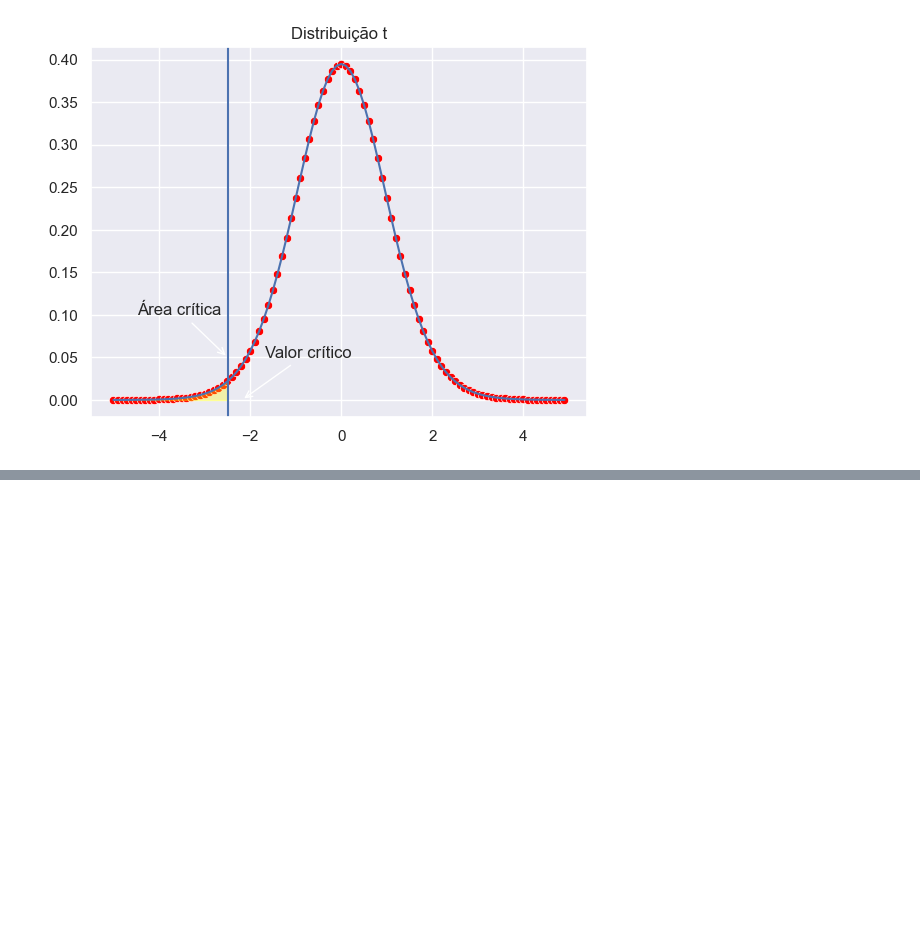
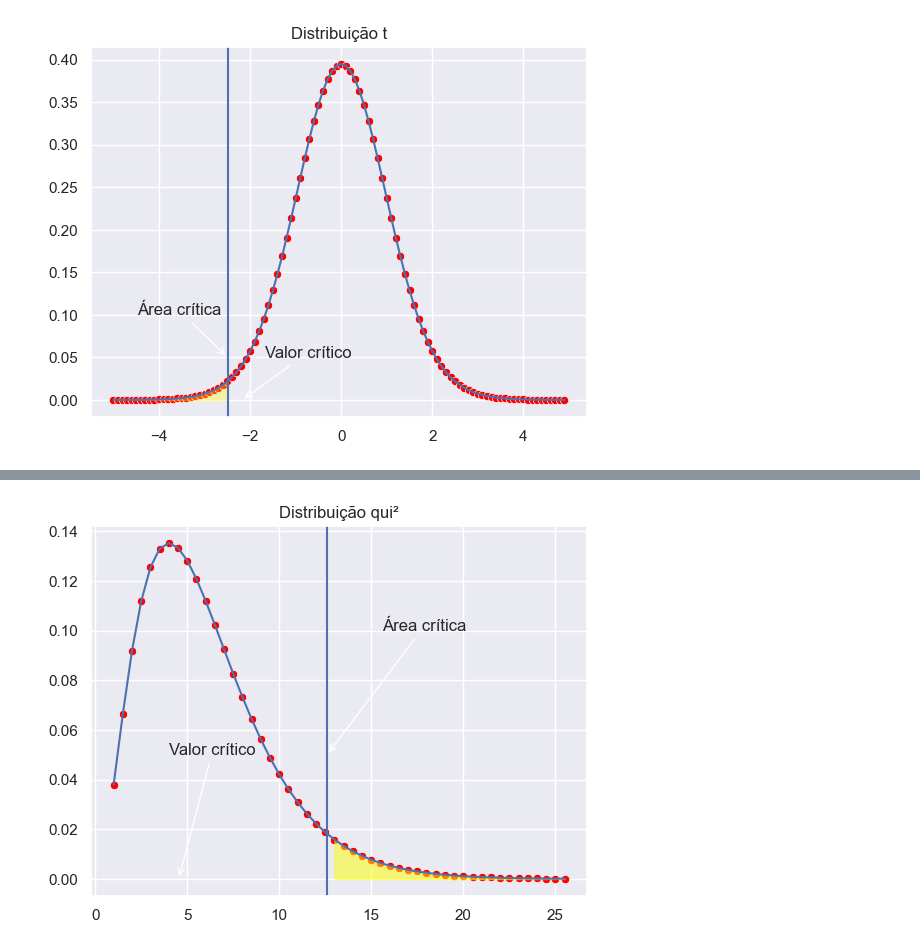
Before and after one commit to Angelicogfa/mba-datascience-analytics-uspesalq, a Jupyter notebook: Modulos/Modulo 002 - Fundamentos de Estatistica/AnaliseEstatistica.ipynb, the cells around one changed output, grey strips where cells are left out. Saved outputs shown, nothing was run; the diff lists cells and outputs as text; code cells hidden in the pictures; blank space fills up the shorter version.

Commit message:
feat: implemented qui quadrado

```diff
--- a/Modulos/Modulo 002 - Fundamentos de Estatistica/AnaliseEstatistica.ipynb
+++ b/Modulos/Modulo 002 - Fundamentos de Estatistica/AnaliseEstatistica.ipynb
@@ -957,0 +989,32 @@ plt.show()
+# %%
+# Dados observados
+dados_obs = np.array([35, 24, 27, 32, 25, 36, 31])
+
+# Nível de significância
+alpha = 0.05
+
+# Calculando a frequência total observada
+total_obs = np.sum(dados_obs)
+
+# Calculando a frequência esperada para cada dia
+freq_esperada = total_obs / len(dados_obs)
+
+# Calculando a estatística de teste qui-quadrado
+statistic_chi2 = np.sum((dados_obs - freq_esperada)**2 / freq_esperada)
+
+# Graus de liberdade
+degree_freedom = len(dados_obs) - 1
+
+# Calculando o valor crítico
+critical_value = stats.chi2.ppf(1 - alpha, degree_freedom)
+
+# Imprimindo os resultados
+print("Frequência Esperada para cada dia:", freq_esperada)
+print("Estatística de Teste Qui-Quadrado:", statistic_chi2)
+print("Valor crítico da distribuição qui-quadrado com", df, "graus de liberdade para um nível de significância de", alpha * 100, "%:", critical_value)
+
+# Decisão estatística
+if statistic_chi2 > critical_value:
+    print("Rejeitamos a hipótese nula.\nAs frequências observadas diferem significativamente da distribuição uniforme esperada.")
+else:
+    print("Não rejeitamos a hipótese nula.\nNão há evidências suficientes para concluir que as frequências observadas diferem significativamente da distribuição uniforme esperada.")
@@ -957,0 +1027,14 @@ plt.show()
+# %%
+xs = np.arange(1, 26, 0.5)
+probs = [stats.chi2.pdf(x, degree_freedom) for x in xs]
+# %%
+plt.title('Distribuição qui²')
+sns.lineplot(x=xs, y=probs)
+sns.scatterplot(x=xs, y=probs, color='red')
+plt.axvline(critical_value)
+plt.fill_between(xs, probs, where=(xs > critical_value), color='yellow', alpha=0.5)
+plt.annotate('Área crítica', xy=(critical_value, 0.05), xytext=(critical_value+3, 0.10), arrowprops=dict(facecolor='black', arrowstyle='->'))
+plt.annotate('Valor crítico', xy=(statistic_chi2, 0.00), xytext=(statistic_chi2-0.5, 0.05), arrowprops=dict(facecolor='black', arrowstyle='->'))
+plt.show()
+# %% [output]
+[figure, added]
```
Also changed, not shown: parts of 2 cells of this notebook.
